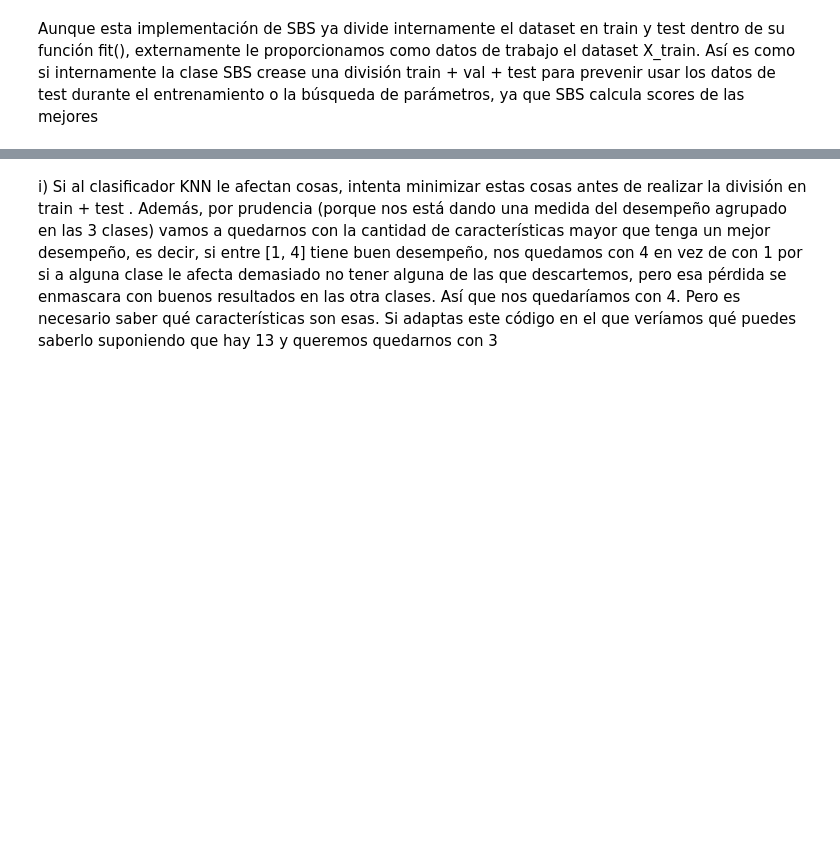
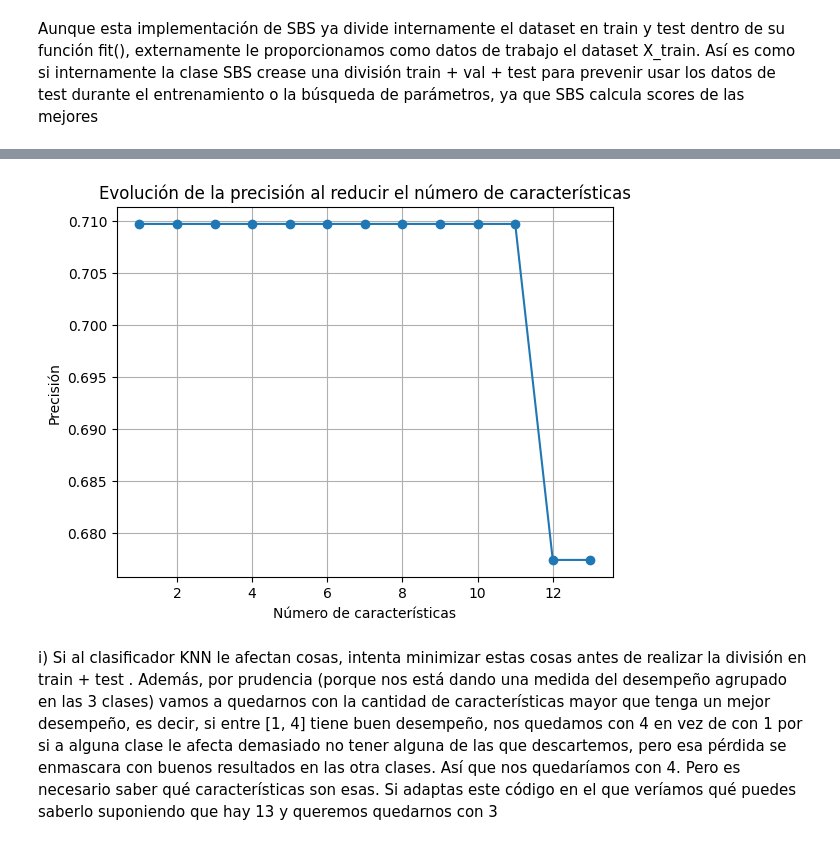
Before and after one commit to SamuehFDEZ/MachineLearning, a Jupyter notebook: saa/U2_AprendizajeSupervisado/U02_P04_Clasificacion/saa_02_p04_a3_sam_art_lop.ipynb, the cells around one changed output, grey strips where cells are left out. Saved outputs shown, nothing was run; the diff lists cells and outputs as text; code cells hidden in the pictures; blank space fills up the shorter version.

```diff
--- a/saa/U2_AprendizajeSupervisado/U02_P04_Clasificacion/saa_02_p04_a3_sam_art_lop.ipynb
+++ b/saa/U2_AprendizajeSupervisado/U02_P04_Clasificacion/saa_02_p04_a3_sam_art_lop.ipynb
@@ -171,3 +285,22 @@ plt.show()
+# %%
+import matplotlib.pyplot as plt
+
+# Supongamos que X_train_scaled y y_train son tus datos de entrenamiento
+# Ya tienes el objeto sbs entrenado con sbs.fit(X_train_scaled, y_train)
+
+# Extraemos los scores y el número de características en cada paso
+scores = sbs.scores_
+k_features = range(1, len(scores) + 1)
+
+# Graficamos los scores
+plt.plot(k_features, scores, marker='o')
+plt.xlabel('Número de características')
+plt.ylabel('Precisión')
+plt.title('Evolución de la precisión al reducir el número de características')
+plt.grid(True)
+plt.show()
+# %% [output]
+[figure, added]
 # %% [markdown]
 i)
  Si al clasificador
```
Also changed, not shown: parts of 10 cells of this notebook, 1 other file.
